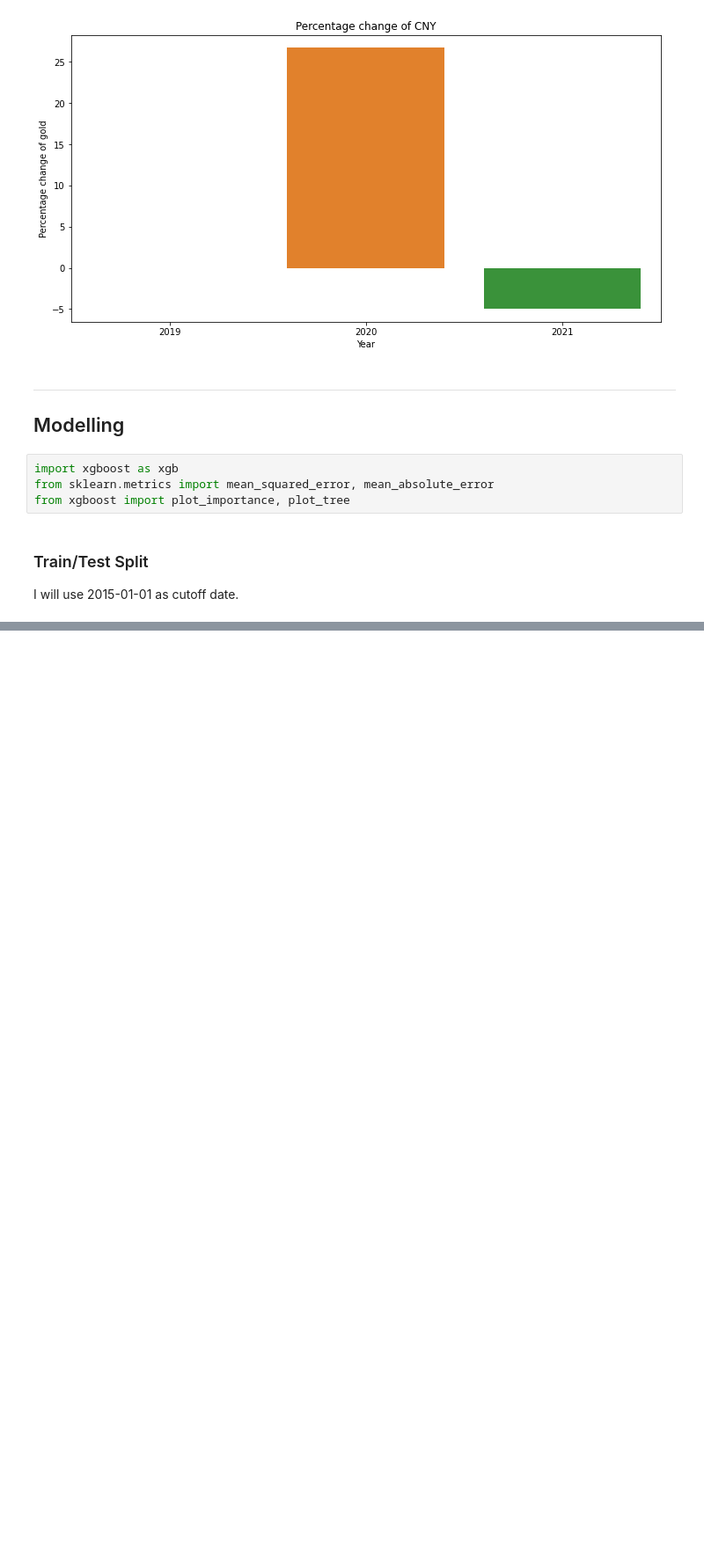
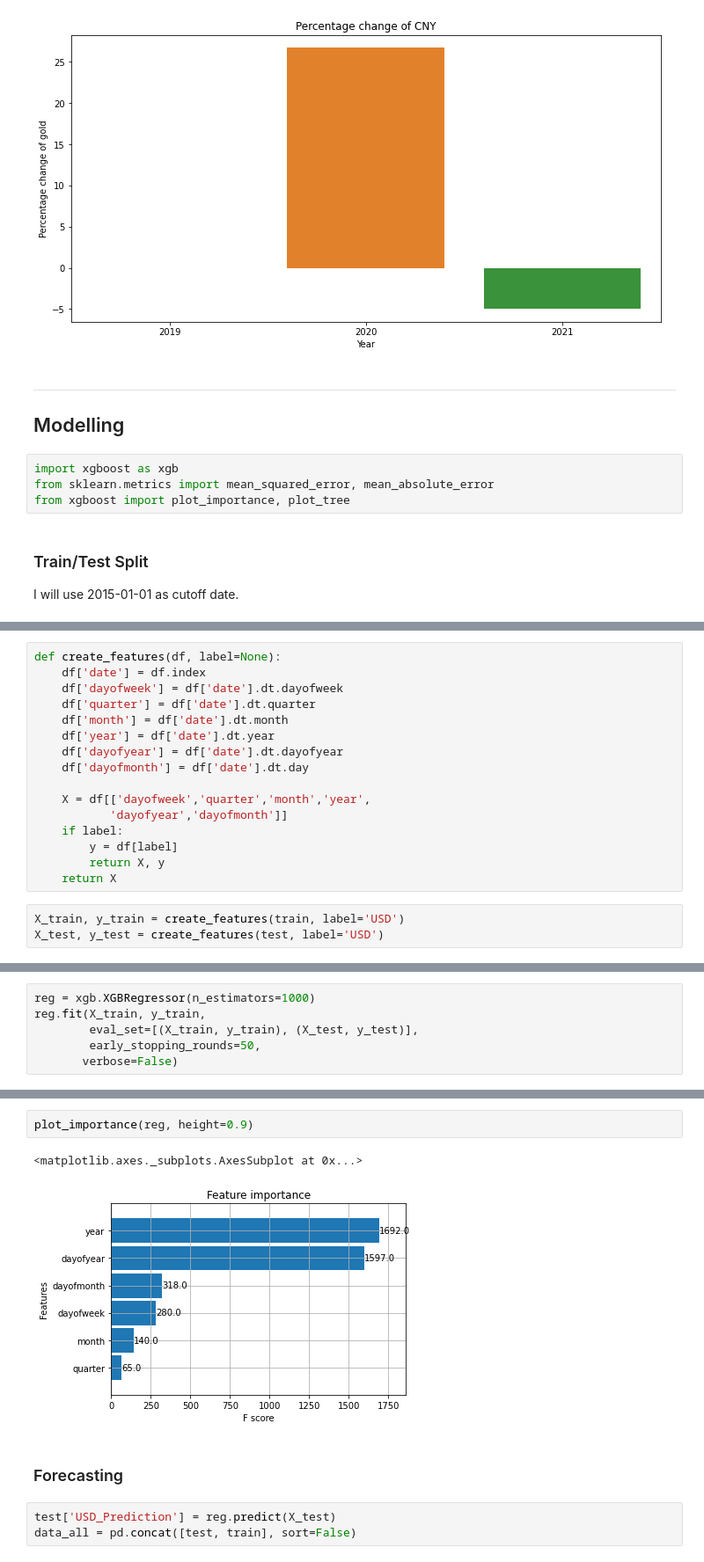
Before and after one commit to vclzez/DATA, a Jupyter notebook: Kaggle/Gold Rate/EDA Gold Rate and forecast.ipynb, the cells around one changed output, grey strips where cells are left out. Shown at 88% size. Saved outputs shown, nothing was run; the diff lists cells and outputs as text; blank space fills up the shorter version.

Commit message:
Forecast wait for more finetune1

```diff
--- a/Kaggle/Gold Rate/EDA Gold Rate and forecast.ipynb
+++ b/Kaggle/Gold Rate/EDA Gold Rate and forecast.ipynb
@@ -386,0 +395,19 @@ ax.legend();
+# %%
+def create_features(df, label=None):
+    df['date'] = df.index
+    df['dayofweek'] = df['date'].dt.dayofweek
+    df['quarter'] = df['date'].dt.quarter
+    df['month'] = df['date'].dt.month
+    df['year'] = df['date'].dt.year
+    df['dayofyear'] = df['date'].dt.dayofyear
+    df['dayofmonth'] = df['date'].dt.day
+
+    X = df[['dayofweek','quarter','month','year',
+           'dayofyear','dayofmonth']]
+    if label:
+        y = df[label]
+        return X, y
+    return X
+# %%
+X_train, y_train = create_features(train, label='USD')
+X_test, y_test = create_features(test, label='USD')
@@ -386,0 +433,6 @@ ax.legend();
+# %%
+reg = xgb.XGBRegressor(n_estimators=1000)
+reg.fit(X_train, y_train,
+        eval_set=[(X_train, y_train), (X_test, y_test)],
+        early_stopping_rounds=50,
+       verbose=False)
@@ -386,0 +449,10 @@ ax.legend();
+# %%
+plot_importance(reg, height=0.9)
+# %% [output]
+<matplotlib.axes._subplots.AxesSubplot at 0x...>
+[figure, added]
+# %% [markdown]
+### Forecasting
+# %%
+test['USD_Prediction'] = reg.predict(X_test)
+data_all = pd.concat([test, train], sort=False)
```
Also changed, not shown: parts of 9 cells of this notebook.
